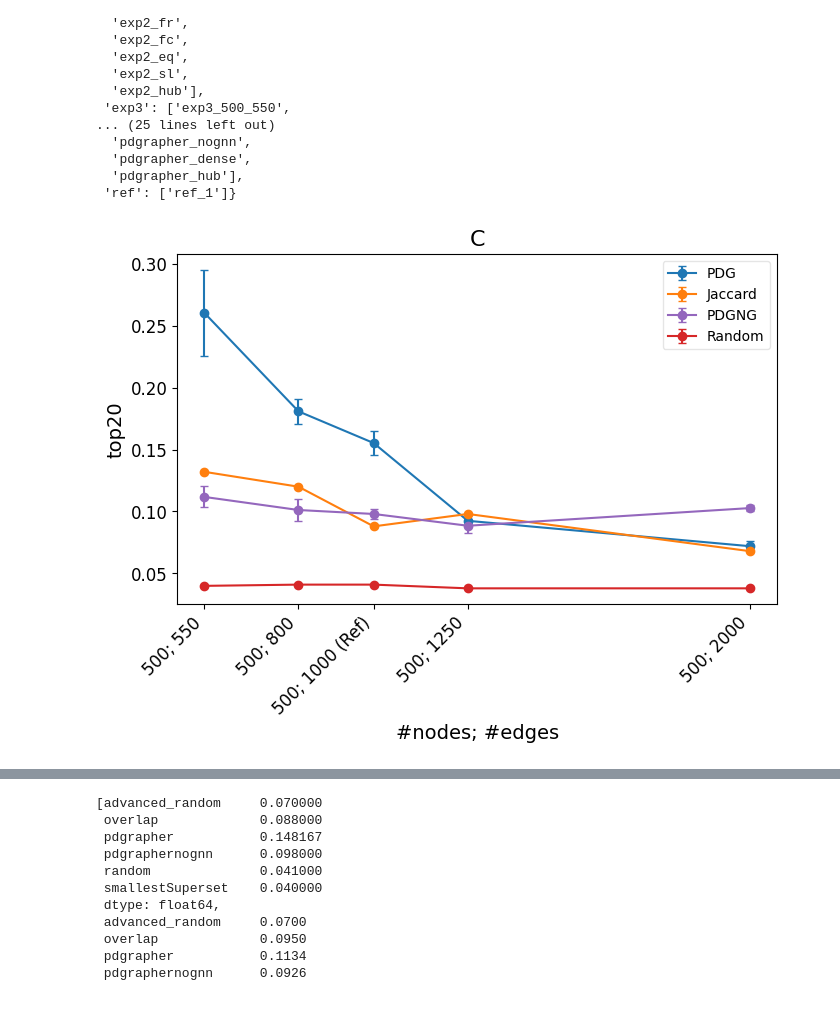
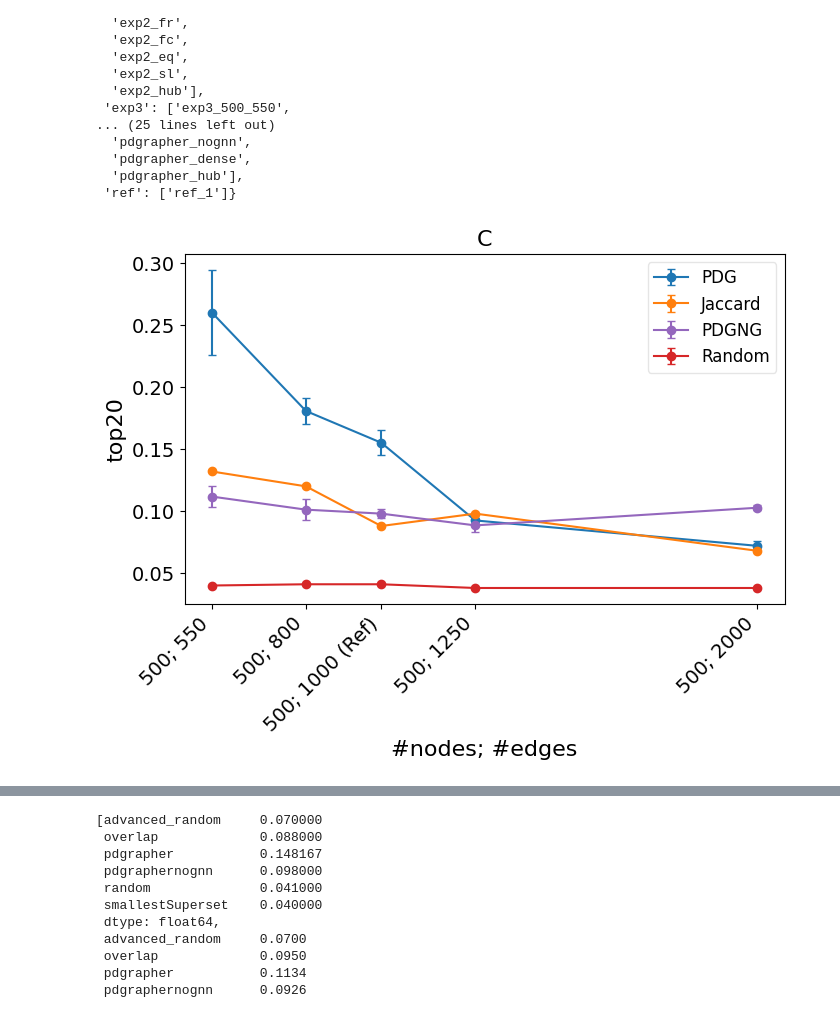
Before and after one commit to joh-dah/source_detection_in_grns, a Jupyter notebook: reports/00_temp/07012026/evaluation copy 2.ipynb, the cells around one changed output, grey strips where cells are left out. Cells and saved outputs as stored; diff of their text form; code cells hidden in the pictures.

```diff
--- a/reports/00_temp/07012026/evaluation copy 2.ipynb
+++ b/reports/00_temp/07012026/evaluation copy 2.ipynb
@@ -825,44 +832,44 @@ def line_plot_metric(exp: str, metric: str, title: str = None, normalize: bool =
         errs = [p[2] for p in pts]
 
         ax.errorbar(
             xs, ys, yerr=errs,
             marker='o',
             label=model_names.get(mt, mt),
             color=get_model_color(mt),
             capsize=3
         )
 
         any_plotted = True
 
     if not any_plotted:
         raise ValueError(f"No plotted data for experiment '{exp}' and metric '{metric}'.")
 
     uniq_xs = sorted(set(x for x in x_vals if not pd.isna(x)))
     if uniq_xs:
         ax.set_xticks(uniq_xs)
         xtick_labels = [f"500; {str(int(x))} (Ref)"  if x == 1000 else f"500; {str(int(x))}" for x in uniq_xs]
         #xtick_labels = [f"{str(int(x))}/{str(int(x*2))} (Ref)"  if x == 500 else f"{str(int(x))}/{str(int(x*2))}" for x in uniq_xs]
-        ax.set_xticklabels(xtick_labels, rotation=45, ha='right', fontsize=12)
-        ax.tick_params(axis='y', labelsize=12)
+        ax.set_xticklabels(xtick_labels, rotation=45, ha='right', fontsize=14)
+        ax.tick_params(axis='y', labelsize=14)
 
-    ax.set_xlabel('#nodes; #edges', fontsize=14)
-    ax.set_ylabel(("norm " if normalize else "") + metric_labels.get(metric, metric), fontsize=14)
+    ax.set_xlabel('#nodes; #edges', fontsize=16)
+    ax.set_ylabel(("norm " if normalize else "") + metric_labels.get(metric, metric), fontsize=16)
     ax.set_title(title if title is not None else f"{exp}: {metric}", fontsize=16)
-    ax.legend(loc='best', framealpha=0.5)
+    ax.legend(loc='best', framealpha=0.5, fontsize=12)
 
     fig.tight_layout()
     plt.show()
 
 
 # # Example (uncomment to run):
 line_plot_metric('exp3', 'source in top 20', title='C')
-# line_plot_metric('exp3', 'accuracy', title='Different Densities of the Underlying Ground-Truth Graph')
-# line_plot_metric('exp3', 'avg rank of source', normalize=True, title='Different Densities of the underlying Ground-Truth Graph')
-# line_plot_metric('exp4', 'source in top 20', title='Different Sizes of the underlying Ground-Truth Graph')
-# line_plot_metric('exp4', 'accuracy', title='Different Sizes of the underlying Ground-Truth Graph')
-# line_plot_metric('exp4', 'avg rank of source', normalize=True)
+line_plot_metric('exp3', 'accuracy', title='Different Densities of the Underlying Ground-Truth Graph')
+line_plot_metric('exp3', 'avg rank of source', normalize=True, title='Different Densities of the underlying Ground-Truth Graph')
+line_plot_metric('exp4', 'source in top 20', title='Different Sizes of the underlying Ground-Truth Graph')
+line_plot_metric('exp4', 'accuracy', title='Different Sizes of the underlying Ground-Truth Graph')
+line_plot_metric('exp4', 'avg rank of source', normalize=True)
 # %% [output]
-[figure, old version]
+[figure, new version]
 # %%
 plot_metric("ref", "source in top 20", strict=False, title="A", collapse_pdgraphernognn=False, no_legend=True)
 plot_metric("ref", "avg rank of source", strict=False, normalize=True,title="B", collapse_pdgraphernognn=False, no_legend=True)
```
Also changed, not shown: parts of 9 cells of this notebook, 2 other files.
